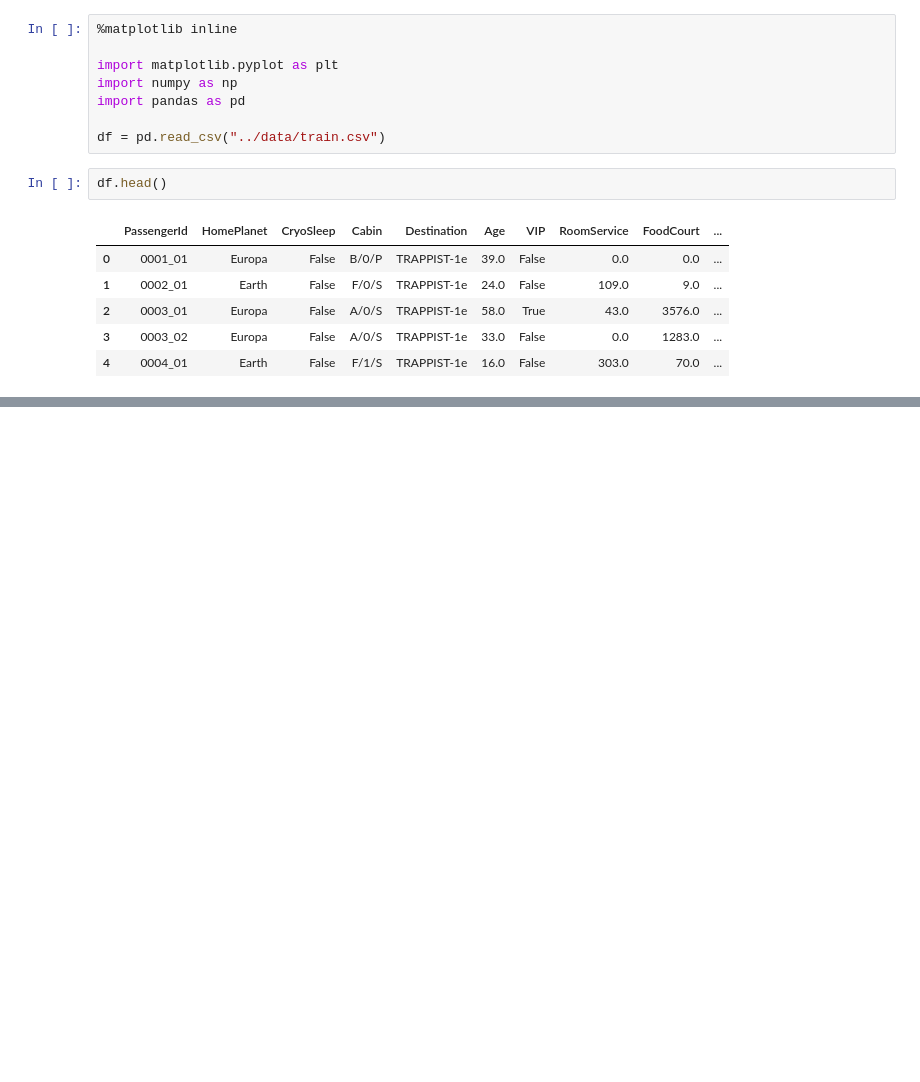
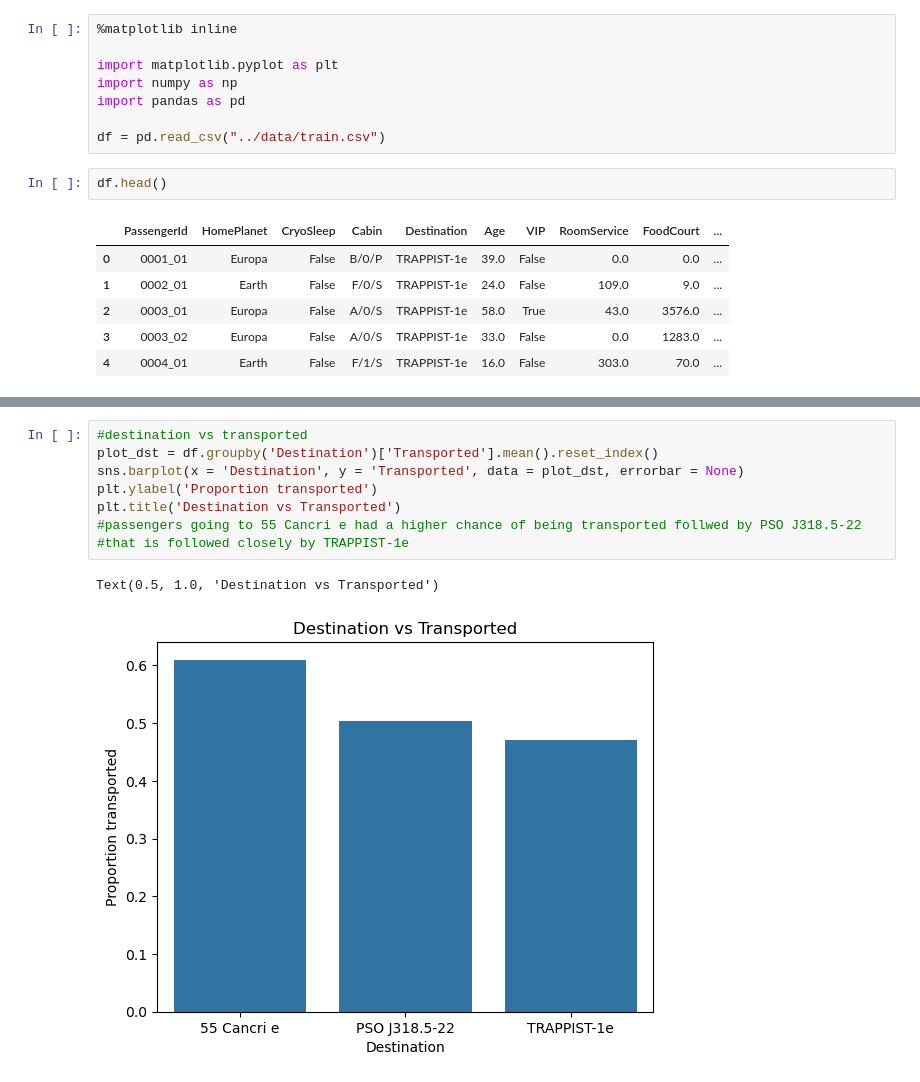
Before and after one commit to ahanakar/FEBS_TITANIC_PS_GROUP_1, a Jupyter notebook: notebooks/preprocessing_ahana.ipynb, the cells around one changed output, grey strips where cells are left out. Cells and saved outputs as stored; diff of their text form; blank space fills up the shorter version.

```diff
--- a/notebooks/preprocessing_ahana.ipynb
+++ b/notebooks/preprocessing_ahana.ipynb
@@ -79,0 +119,11 @@ Name: count, dtype: int64
+# %%
+#destination vs transported
+plot_dst = df.groupby('Destination')['Transported'].mean().reset_index()
+sns.barplot(x = 'Destination', y = 'Transported', data = plot_dst, errorbar = None)
+plt.ylabel('Proportion transported')
+plt.title('Destination vs Transported')
+#passengers going to 55 Cancri e had a higher chance of being transported follwed by PSO J318.5-22
+#that is followed closely by TRAPPIST-1e
+# %% [output]
+Text(0.5, 1.0, 'Destination vs Transported')
+[figure, added]
```
Also changed, not shown: parts of 10 cells of this notebook.
